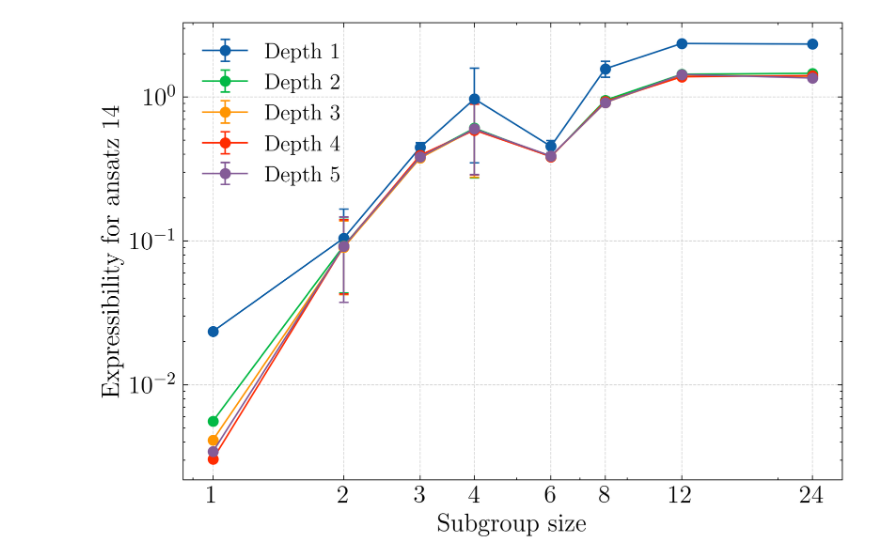
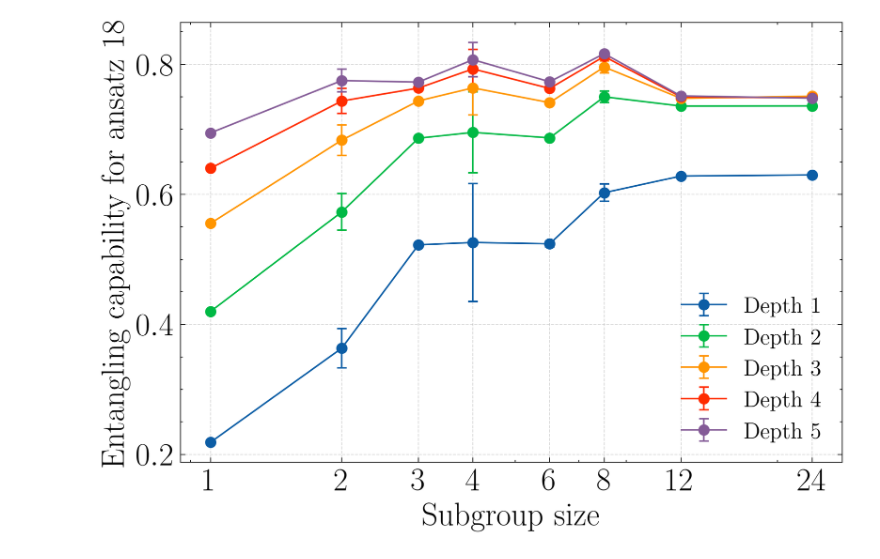
Before and after one commit to valterUo/data_symmetries, a Jupyter notebook: visuals/compute_depth_entanglement.ipynb, the cells around one changed output. Cells and saved outputs as stored; diff of their text form; code cells hidden in the pictures.

```diff
--- a/visuals/compute_depth_entanglement.ipynb
+++ b/visuals/compute_depth_entanglement.ipynb
@@ -8,16 +8,16 @@ import scienceplots
 plt.style.use('science')
 
 plt.rcParams.update({
-        "font.size": 16,
-        "axes.labelsize": 16,
-        "axes.titlesize": 16,
-        "xtick.labelsize": 16,
-        "ytick.labelsize": 16,
+        "font.size": 20,
+        "axes.labelsize": 20,
+        "axes.titlesize": 20,
+        "xtick.labelsize": 20,
+        "ytick.labelsize": 20,
         "figure.dpi": 300,
     })
 
 data_dir = "../results/entangling_capability/"
-data_dir = "../results/expressibility/"
+#data_dir = "../results/expressibility/"
 records = []
 
 for filename in os.listdir(data_dir):
@@ -56,31 +56,31 @@ for filename in os.listdir(data_dir):
 import pandas as pd
 df = pd.DataFrame(records)
 # %%
-fixed_ansatz = 14
+fixed_ansatz = 18
 
 plt.figure(figsize=(7,5))
 for depth in sorted(df["depth"].unique()):
     subset = df[(df["ansatz"] == fixed_ansatz) & (df["depth"] == depth)]
     if len(subset) == 0:
         continue
     # Sort by subgroup for plotting
     subset = subset.sort_values("subgroup")
     plt.errorbar(subset["subgroup"], subset["mean"], yerr=subset["std"],
                  fmt='o-', capsize=3, label=f"Depth {depth}")
 
 plt.xscale("log")
 plt.xlabel("Subgroup size")
 if "entangling_capability" in data_dir:
     plt.ylabel(f"Entangling capability for ansatz {fixed_ansatz}")
 else:
     plt.yscale("log")
     plt.ylabel(f"Expressibility for ansatz {fixed_ansatz}")
 
 plt.legend(fontsize=14, frameon=False)
 plt.grid(True, linestyle="--", alpha=0.5)
 subgroup_values = sorted(df["subgroup"].unique())
 plt.xticks(subgroup_values, labels=[str(x) for x in subgroup_values], rotation=0)
 plt.tight_layout()
 plt.show()
 # %% [output]
-[figure, old version]
+[figure, new version]
```
Also changed, not shown: 1 other file.
